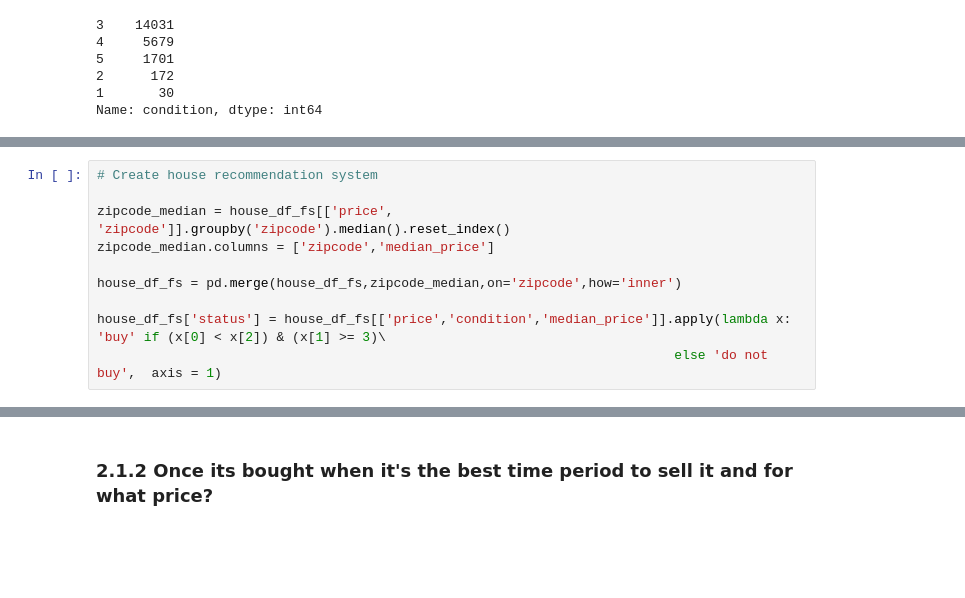
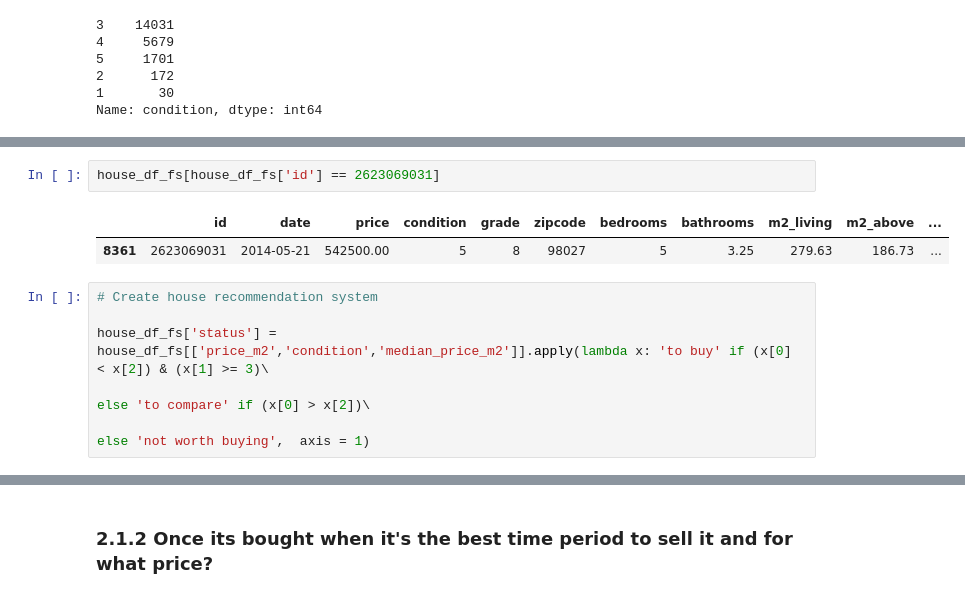
Before and after one commit to MikeMadeira/HouseSales-RecommendationSystem, a Jupyter notebook: houses_recommendations.ipynb, the cells around one changed output, grey strips where cells are left out. Saved outputs shown, nothing was run; the diff lists cells and outputs as text; blank space fills up the shorter version.

```diff
--- a/houses_recommendations.ipynb
+++ b/houses_recommendations.ipynb
@@ -650,11 +695,12 @@ Name: condition, dtype: int64
+# %%
+house_df_fs[house_df_fs['id'] == 2623069031]
+# %% [output]
+|  | id | date | price | condition | grade | zipcode | bedrooms | bathrooms | m2_living | m2_above | ... |
+| 8361 | 2623069031 | 2014-05-21 | 542500.00 | 5 | 8 | 98027 | 5 | 3.25 | 279.63 | 186.73 | ... |
 # %%
 # Create house recommendation system
 
-zipcode_median = house_df_fs[['price', 'zipcode']].groupby('zipcode').median().reset_index()
-zipcode_median.columns = ['zipcode','median_price']
-
-house_df_fs = pd.merge(house_df_fs,zipcode_median,on='zipcode',how='inner')
-
-house_df_fs['status'] = house_df_fs[['price','condition','median_price']].apply(lambda x: 'buy' if (x[0] < x[2]) & (x[1] >= 3)\
-                                                                          else 'do not buy',  axis = 1)
+house_df_fs['status'] = house_df_fs[['price_m2','condition','median_price_m2']].apply(lambda x: 'to buy' if (x[0] < x[2]) & (x[1] >= 3)\
+                                                                                           else 'to compare' if (x[0] > x[2])\
+                                                                                           else 'not worth buying',  axis = 1)
 # %%
```
Also changed, not shown: parts of 27 cells of this notebook.
